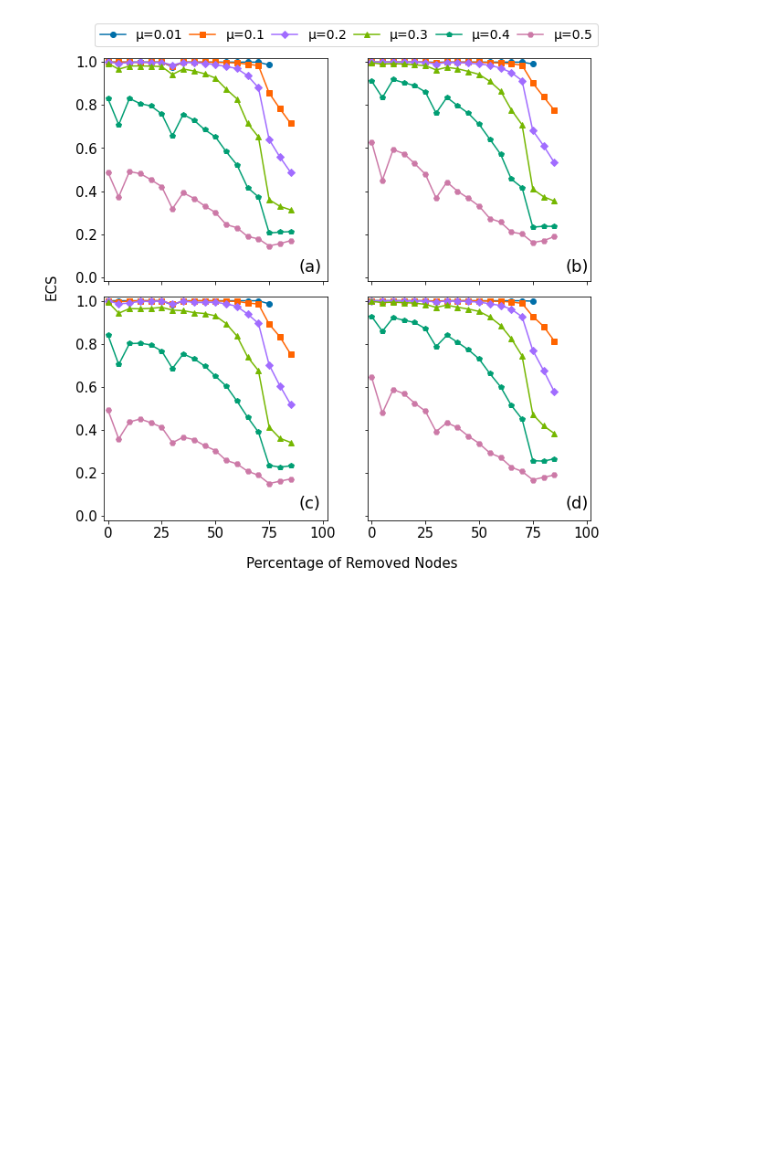
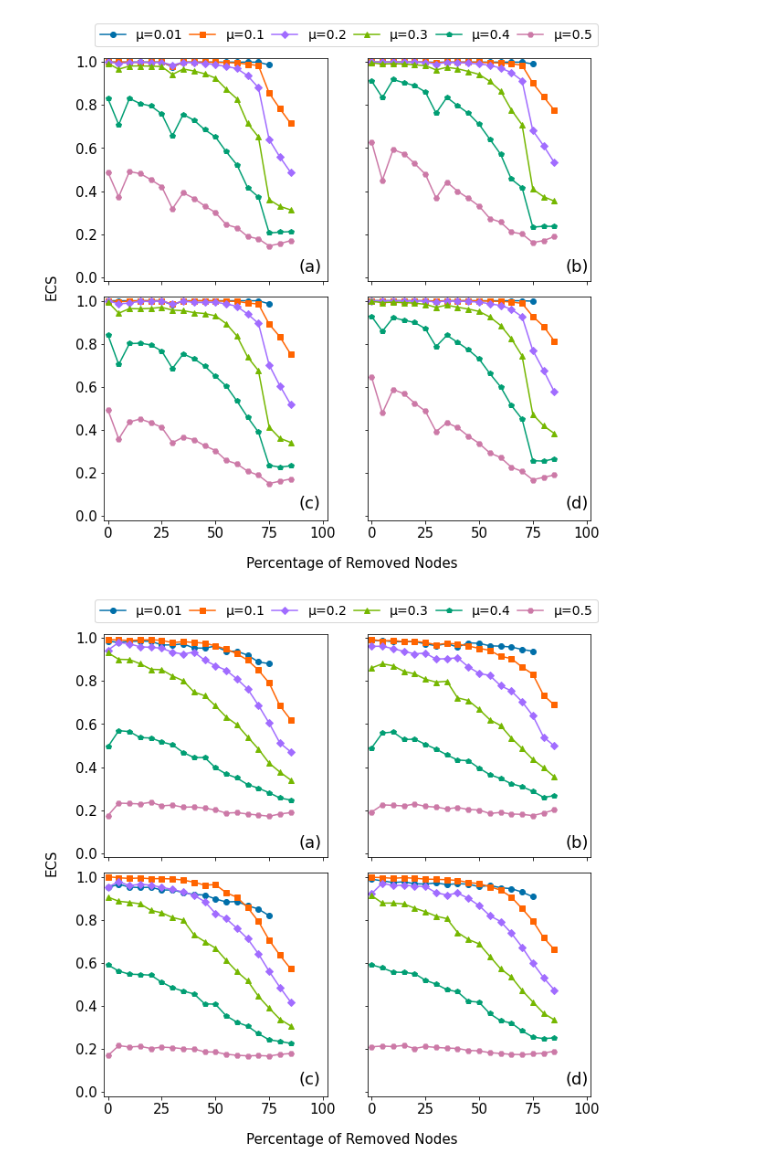
Before and after one commit to zf-wei/MSGI, a Jupyter notebook: 3Plot/Plot_ECS-MEAN.ipynb, the cells around one changed output. Cells and saved outputs as stored; diff of their text form; code cells hidden in the pictures; blank space fills up the shorter version.

```diff
--- a/3Plot/Plot_ECS-MEAN.ipynb
+++ b/3Plot/Plot_ECS-MEAN.ipynb
@@ -242,0 +322,7 @@ Plot_ECS_line_high(disturb_type=disturb_type, N=N, method=method)
+# %%
+disturb_type = 1
+N = 1000
+method = 5
+Plot_ECS_mnmf_high(disturb_type=disturb_type, N=N, method=method)
+# %% [output]
+[figure, added]
```
Also changed, not shown: parts of 1 cell of this notebook, 20 other files.
